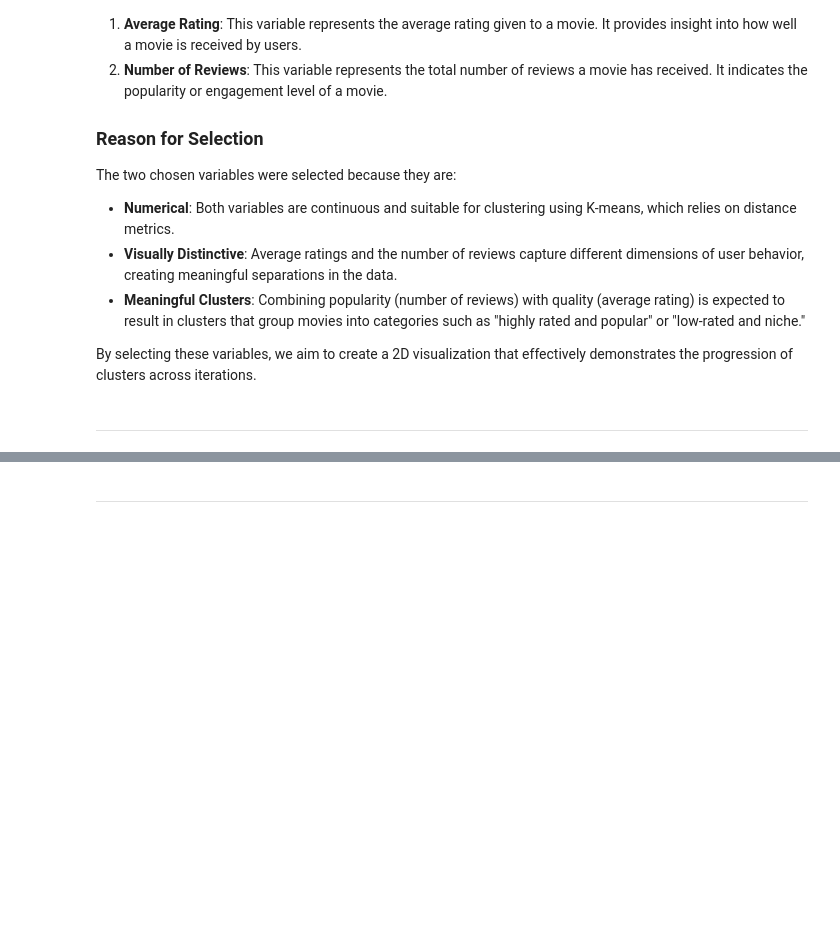
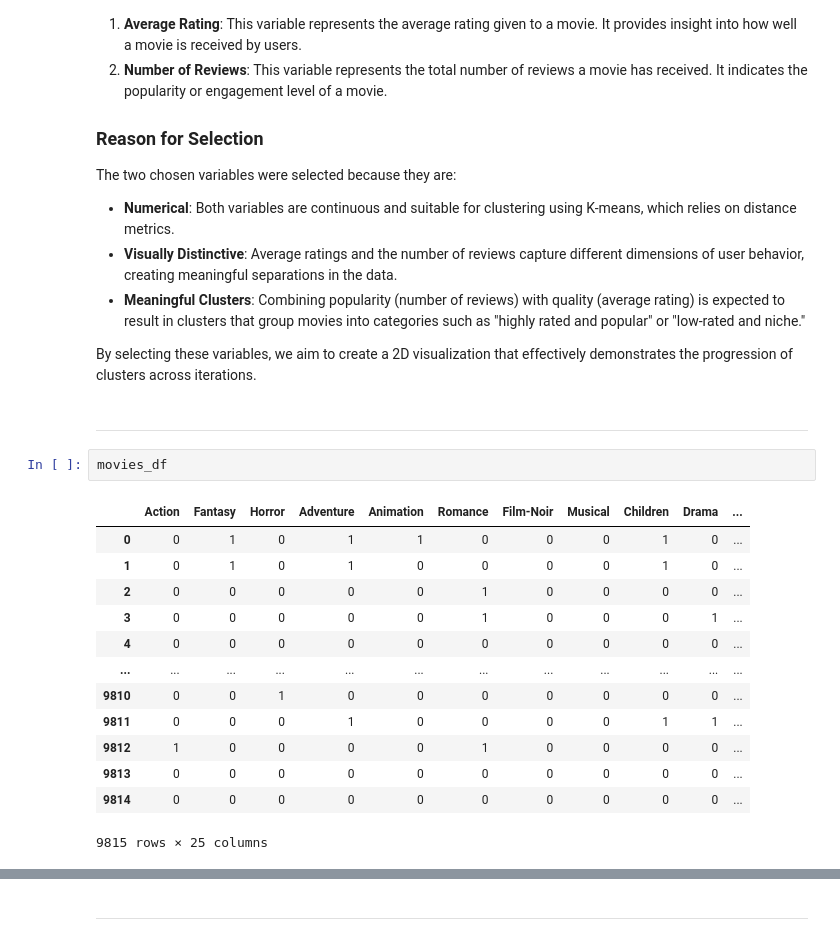
Before and after one commit to LinCannn/ADM-HW4, a Jupyter notebook: merged_main.ipynb, the cells around one changed output, grey strips where cells are left out. Cells and saved outputs as stored; diff of their text form; blank space fills up the shorter version.

```diff
--- a/merged_main.ipynb
+++ b/merged_main.ipynb
@@ -1139,3 +1392,19 @@ The two chosen variables were selected because they are:
 By selecting these variables, we aim to create a 2D visualization that effectively demonstrates the progression of clusters across iterations.
 # %% [markdown]
 ---
+# %%
+movies_df
+# %% [output]
+|  | Action | Fantasy | Horror | Adventure | Animation | Romance | Film-Noir | Musical | Children | Drama | ... |
+| 0 | 0 | 1 | 0 | 1 | 1 | 0 | 0 | 0 | 1 | 0 | ... |
+| 1 | 0 | 1 | 0 | 1 | 0 | 0 | 0 | 0 | 1 | 0 | ... |
+| 2 | 0 | 0 | 0 | 0 | 0 | 1 | 0 | 0 | 0 | 0 | ... |
+| 3 | 0 | 0 | 0 | 0 | 0 | 1 | 0 | 0 | 0 | 1 | ... |
+| 4 | 0 | 0 | 0 | 0 | 0 | 0 | 0 | 0 | 0 | 0 | ... |
+| ... | ... | ... | ... | ... | ... | ... | ... | ... | ... | ... | ... |
+| 9810 | 0 | 0 | 1 | 0 | 0 | 0 | 0 | 0 | 0 | 0 | ... |
+| 9811 | 0 | 0 | 0 | 1 | 0 | 0 | 0 | 0 | 1 | 1 | ... |
+| 9812 | 1 | 0 | 0 | 0 | 0 | 1 | 0 | 0 | 0 | 0 | ... |
+| 9813 | 0 | 0 | 0 | 0 | 0 | 0 | 0 | 0 | 0 | 0 | ... |
+| 9814 | 0 | 0 | 0 | 0 | 0 | 0 | 0 | 0 | 0 | 0 | ... |
+9815 rows × 25 columns
```
Also changed, not shown: parts of 58 cells of this notebook, 2 other files.
